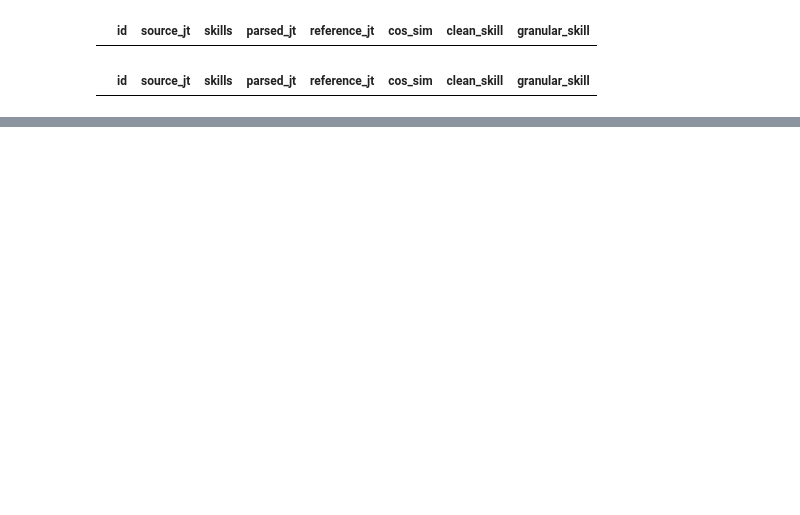
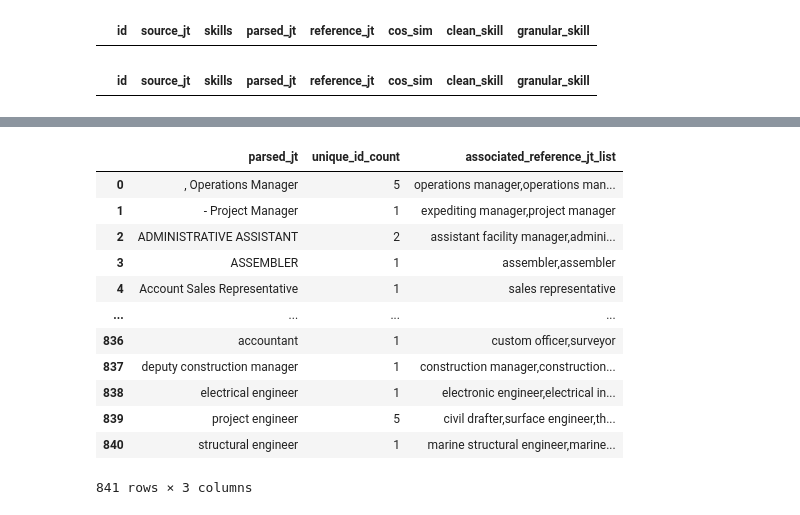
Before and after one commit to juanignaciosolerno/juliusedu, a Jupyter notebook: notebooks/nrel.ipynb, the cells around one changed output, grey strips where cells are left out. Cells and saved outputs as stored; diff of their text form; code cells hidden in the pictures; blank space fills up the shorter version.

```diff
--- a/notebooks/nrel.ipynb
+++ b/notebooks/nrel.ipynb
@@ -59,0 +148,18 @@ grouped_df.to_csv(path,index=False)
+# %%
+grouped_df_final['associated_reference_jt_list'] = grouped_df_final['associated_reference_jt_list'].apply(lambda x: ','.join(x))
+# %%
+grouped_df_final
+# %% [output]
+|  | parsed_jt | unique_id_count | associated_reference_jt_list |
+| 0 | , Operations Manager | 5 | operations manager,operations man... |
+| 1 | - Project Manager | 1 | expediting manager,project manager |
+| 2 | ADMINISTRATIVE ASSISTANT | 2 | assistant facility manager,admini... |
+| 3 | ASSEMBLER | 1 | assembler,assembler |
+| 4 | Account Sales Representative | 1 | sales representative |
+| ... | ... | ... | ... |
+| 836 | accountant | 1 | custom officer,surveyor |
+| 837 | deputy construction manager | 1 | construction manager,construction... |
+| 838 | electrical engineer | 1 | electronic engineer,electrical in... |
+| 839 | project engineer | 5 | civil drafter,surface engineer,th... |
+| 840 | structural engineer | 1 | marine structural engineer,marine... |
+841 rows × 3 columns
```
Also changed, not shown: parts of 22 cells of this notebook.
